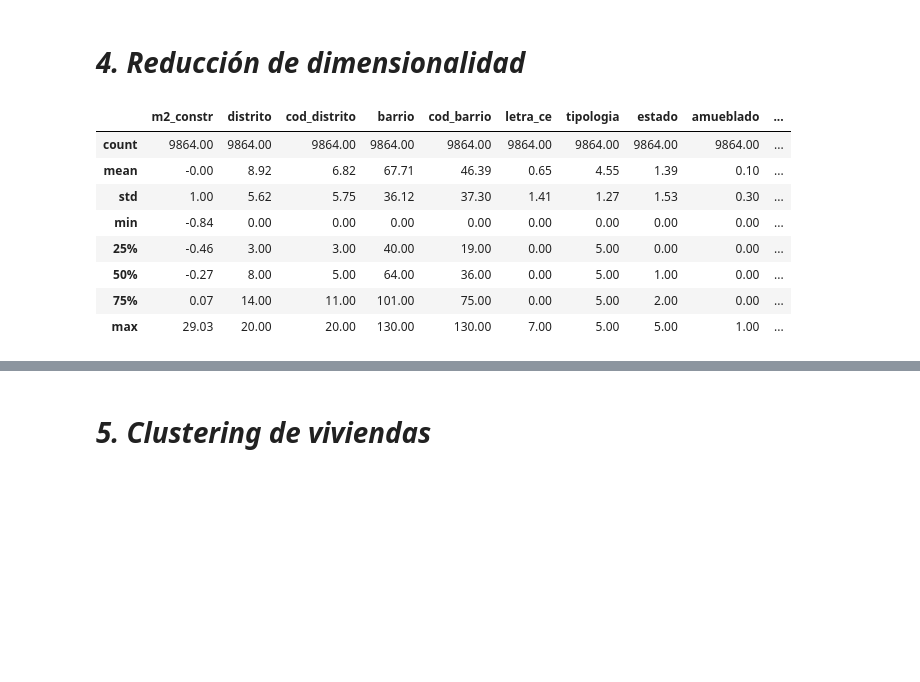
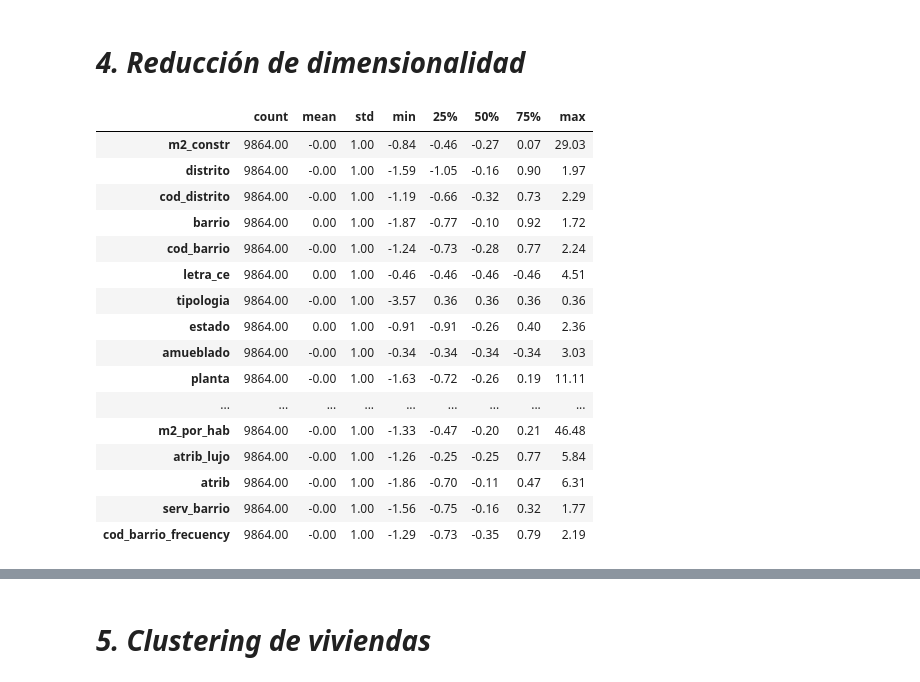
Before and after one commit to avaquerocastro/precios-de-vivienda-madrid, a Jupyter notebook: codigo/03-clustering/Clustering.ipynb, the cells around one changed output, grey strips where cells are left out. Cells and saved outputs as stored; diff of their text form; code cells hidden in the pictures; blank space fills up the shorter version.

```diff
--- a/codigo/03-clustering/Clustering.ipynb
+++ b/codigo/03-clustering/Clustering.ipynb
@@ -136,6 +137,3 @@ print(columnas_object)
-# %%
-# Eliminar columnas no necesarias
-df = df.drop(columns=['url', 'web'])
 # %%
 # Columnas pendientes de hacer Label Encoding
 columnas_object_df = df.select_dtypes(include=['object'])
@@ -163,10 +167,7 @@ columnas_float.head()
 # %%
-# Transformar variables float a tipo int ya que son categóricas
-df['amueblado'] = df['amueblado'].astype('int64')
-
-# Obtener variables que son de tipo float
-columnas_float_2 = df.select_dtypes(include=['float'])
+# Obtener variables que son de tipo int
+columnas_int = df.select_dtypes(include=['int'])
 
 # Mostrar variables
-columnas_float_2.head()
+columnas_int.head()
 # %% [output]
@@ -178,0 +180,15 @@ columnas_float_2.head()
+# %%
+# Transformar variables int a tipo float ya que son numéricas continuas
+columnas_a_float = ['dormitorios', 'banos', 'num_personas', 'total_transacciones', 'viv_nuevas_transacciones',
+                    'lineas_metro', 'salidas_metro', 'estaciones_metroligero', 'estaciones_cercanias', 'estacion_bus_urbano',
+                    'renta_bruta_media_por_persona', 'tam_hogar', 'hog_con_10', 'hog_con_15_y_más',
+                    'comercio_serviciosminoristas', 'hosteleria_restauracion', 'salud_bienestar_educacion',
+                    'servicios_profesionales', 'cultura_entretenimiento', 'm2_areasverdes', 'num_garajes', 'target',
+                    'total_estaciones', 'habitaciones', 'serv_barrio', 'cod_barrio_frecuency']
+df[columnas_a_float] = df[columnas_a_float].astype('float64')
+
+# Obtener variables que son de tipo int
+columnas_int_final = df.select_dtypes(include=['int'])
+
+# Mostrar variables
+columnas_int_final.head()
@@ -257,0 +271,7 @@ df.head()
+# %%
+# Lista de columnas a transformar
+cols_int_obj = df.select_dtypes(include=['int', 'object']).columns.tolist()
+if 'amueblado' not in cols_int_obj:
+    cols_int_obj.append('amueblado')
+
+print(cols_int_obj)
@@ -289,25 +308,32 @@ Name: count, dtype: int64.
 # *4. Reducción de dimensionalidad*
 # %%
 # Identificar variables numéricas continuas (float64) y categóricas/dummies (int64)
-variables_numericas = df.select_dtypes(include=['float64']).columns
-variables_dummies = df.select_dtypes(include=['int64']).columns
+variables_numericas = df.select_dtypes(include=['float64', 'int64']).columns
 
-# Aplicar StandardScaler solo a las variables numéricas continuas
+# Aplicar StandardScaler
 scaler = StandardScaler()
 df[variables_numericas] = scaler.fit_transform(df[variables_numericas])
 
 # Mostrar un resumen de los datos escalados
-df.describe()
+df.describe().T
 # %% [output]
-|  | m2_constr | distrito | cod_distrito | barrio | cod_barrio | letra_ce | tipologia | estado | amueblado | ... |
-| count | 9864.00 | 9864.00 | 9864.00 | 9864.00 | 9864.00 | 9864.00 | 9864.00 | 9864.00 | 9864.00 | ... |
-| mean | -0.00 | 8.92 | 6.82 | 67.71 | 46.39 | 0.65 | 4.55 | 1.39 | 0.10 | ... |
-| std | 1.00 | 5.62 | 5.75 | 36.12 | 37.30 | 1.41 | 1.27 | 1.53 | 0.30 | ... |
-| min | -0.84 | 0.00 | 0.00 | 0.00 | 0.00 | 0.00 | 0.00 | 0.00 | 0.00 | ... |
-| 25% | -0.46 | 3.00 | 3.00 | 40.00 | 19.00 | 0.00 | 5.00 | 0.00 | 0.00 | ... |
-| 50% | -0.27 | 8.00 | 5.00 | 64.00 | 36.00 | 0.00 | 5.00 | 1.00 | 0.00 | ... |
-| 75% | 0.07 | 14.00 | 11.00 | 101.00 | 75.00 | 0.00 | 5.00 | 2.00 | 0.00 | ... |
-| max | 29.03 | 20.00 | 20.00 | 130.00 | 130.00 | 7.00 | 5.00 | 5.00 | 1.00 | ... |
+|  | count | mean | std | min | 25% | 50% | 75% | max |
+| m2_constr | 9864.00 | -0.00 | 1.00 | -0.84 | -0.46 | -0.27 | 0.07 | 29.03 |
+| distrito | 9864.00 | -0.00 | 1.00 | -1.59 | -1.05 | -0.16 | 0.90 | 1.97 |
+| cod_distrito | 9864.00 | -0.00 | 1.00 | -1.19 | -0.66 | -0.32 | 0.73 | 2.29 |
+| barrio | 9864.00 | 0.00 | 1.00 | -1.87 | -0.77 | -0.10 | 0.92 | 1.72 |
+| cod_barrio | 9864.00 | -0.00 | 1.00 | -1.24 | -0.73 | -0.28 | 0.77 | 2.24 |
+| letra_ce | 9864.00 | 0.00 | 1.00 | -0.46 | -0.46 | -0.46 | -0.46 | 4.51 |
+| tipologia | 9864.00 | -0.00 | 1.00 | -3.57 | 0.36 | 0.36 | 0.36 | 0.36 |
+| estado | 9864.00 | 0.00 | 1.00 | -0.91 | -0.91 | -0.26 | 0.40 | 2.36 |
+| amueblado | 9864.00 | -0.00 | 1.00 | -0.34 | -0.34 | -0.34 | -0.34 | 3.03 |
+| planta | 9864.00 | -0.00 | 1.00 | -1.63 | -0.72 | -0.26 | 0.19 | 11.11 |
+| ... | ... | ... | ... | ... | ... | ... | ... | ... |
+| m2_por_hab | 9864.00 | -0.00 | 1.00 | -1.33 | -0.47 | -0.20 | 0.21 | 46.48 |
+| atrib_lujo | 9864.00 | -0.00 | 1.00 | -1.26 | -0.25 | -0.25 | 0.77 | 5.84 |
+| atrib | 9864.00 | -0.00 | 1.00 | -1.86 | -0.70 | -0.11 | 0.47 | 6.31 |
+| serv_barrio | 9864.00 | -0.00 | 1.00 | -1.56 | -0.75 | -0.16 | 0.32 | 1.77 |
+| cod_barrio_frecuency | 9864.00 | -0.00 | 1.00 | -1.29 | -0.73 | -0.35 | 0.79 | 2.19 |
 # %%
 # Reducir memoria
 def reduce_mem_usage(df, turn_cat=False, silence=True):
```
Also changed, not shown: parts of 86 cells of this notebook, 20 other files.
